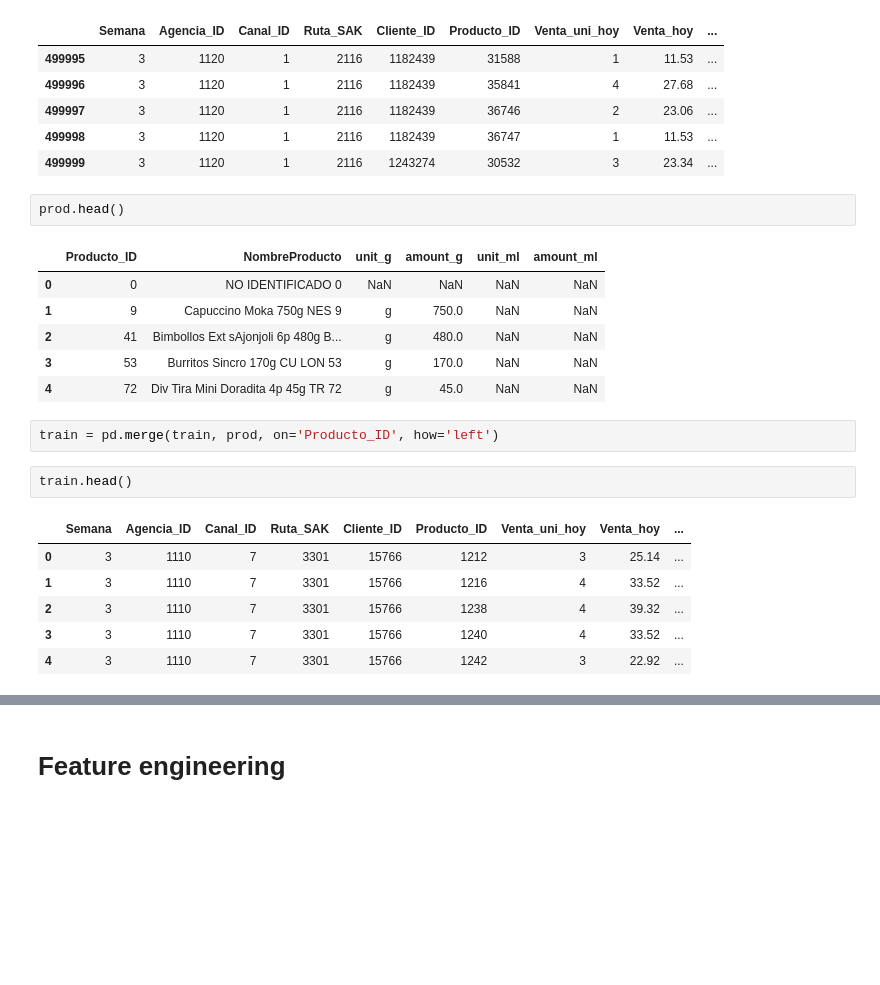
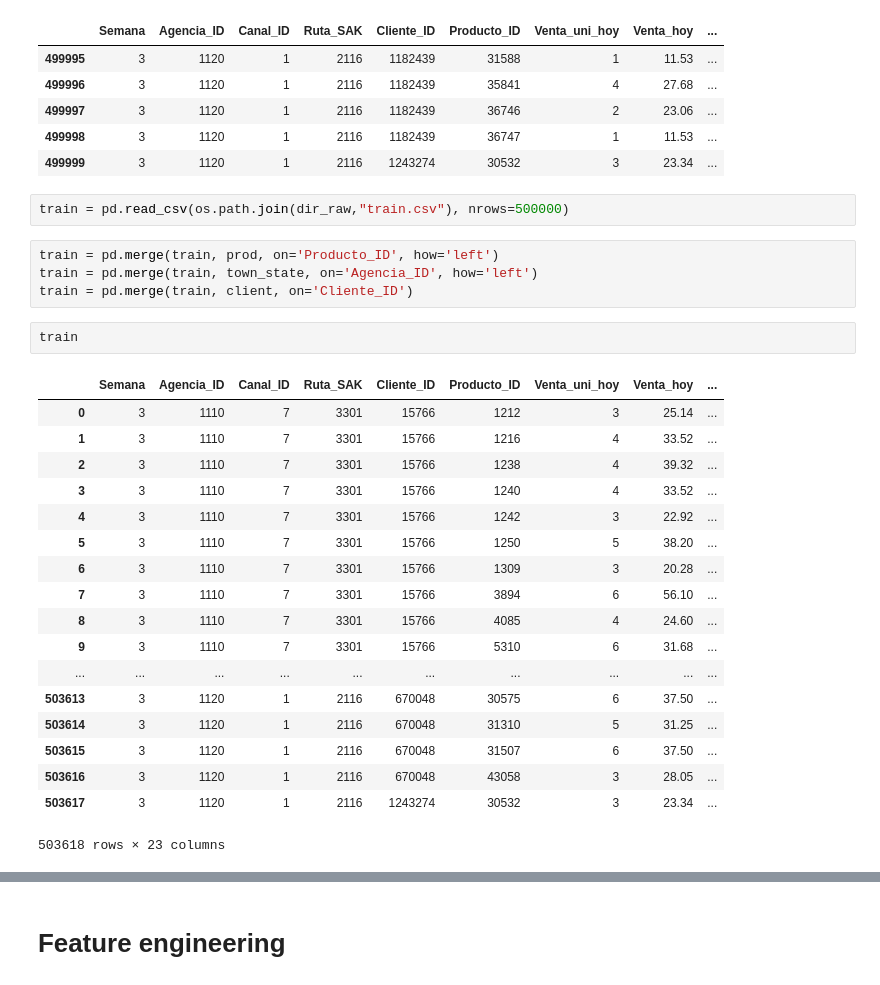
Before and after one commit to moxpower/Data-Science-playground, a Jupyter notebook: develop/Bimbo Bread Py.ipynb, the cells around one changed output, grey strips where cells are left out. Saved outputs shown, nothing was run; the diff lists cells and outputs as text; blank space fills up the shorter version.

```diff
--- a/develop/Bimbo Bread Py.ipynb
+++ b/develop/Bimbo Bread Py.ipynb
@@ -285,23 +210,30 @@ train.tail()
 | 499997 | 3 | 1120 | 1 | 2116 | 1182439 | 36746 | 2 | 23.06 | ... |
 | 499998 | 3 | 1120 | 1 | 2116 | 1182439 | 36747 | 1 | 11.53 | ... |
 | 499999 | 3 | 1120 | 1 | 2116 | 1243274 | 30532 | 3 | 23.34 | ... |
-# %%
-prod.head()
-# %% [output]
-|  | Producto_ID | NombreProducto | unit_g | amount_g | unit_ml | amount_ml |
-| 0 | 0 | NO IDENTIFICADO 0 | NaN | NaN | NaN | NaN |
-| 1 | 9 | Capuccino Moka 750g NES 9 | g | 750.0 | NaN | NaN |
-| 2 | 41 | Bimbollos Ext sAjonjoli 6p 480g B... | g | 480.0 | NaN | NaN |
-| 3 | 53 | Burritos Sincro 170g CU LON 53 | g | 170.0 | NaN | NaN |
-| 4 | 72 | Div Tira Mini Doradita 4p 45g TR 72 | g | 45.0 | NaN | NaN |
+# %%
+train = pd.read_csv(os.path.join(dir_raw,"train.csv"), nrows=500000)
 # %%
 train = pd.merge(train, prod, on='Producto_ID', how='left')
+train = pd.merge(train, town_state, on='Agencia_ID', how='left')
+train = pd.merge(train, client, on='Cliente_ID')
 # %%
-train.head()
+train
 # %% [output]
 |  | Semana | Agencia_ID | Canal_ID | Ruta_SAK | Cliente_ID | Producto_ID | Venta_uni_hoy | Venta_hoy | ... |
 | 0 | 3 | 1110 | 7 | 3301 | 15766 | 1212 | 3 | 25.14 | ... |
 | 1 | 3 | 1110 | 7 | 3301 | 15766 | 1216 | 4 | 33.52 | ... |
 | 2 | 3 | 1110 | 7 | 3301 | 15766 | 1238 | 4 | 39.32 | ... |
 | 3 | 3 | 1110 | 7 | 3301 | 15766 | 1240 | 4 | 33.52 | ... |
 | 4 | 3 | 1110 | 7 | 3301 | 15766 | 1242 | 3 | 22.92 | ... |
+| 5 | 3 | 1110 | 7 | 3301 | 15766 | 1250 | 5 | 38.20 | ... |
+| 6 | 3 | 1110 | 7 | 3301 | 15766 | 1309 | 3 | 20.28 | ... |
+| 7 | 3 | 1110 | 7 | 3301 | 15766 | 3894 | 6 | 56.10 | ... |
+| 8 | 3 | 1110 | 7 | 3301 | 15766 | 4085 | 4 | 24.60 | ... |
+| 9 | 3 | 1110 | 7 | 3301 | 15766 | 5310 | 6 | 31.68 | ... |
+| ... | ... | ... | ... | ... | ... | ... | ... | ... | ... |
+| 503613 | 3 | 1120 | 1 | 2116 | 670048 | 30575 | 6 | 37.50 | ... |
+| 503614 | 3 | 1120 | 1 | 2116 | 670048 | 31310 | 5 | 31.25 | ... |
+| 503615 | 3 | 1120 | 1 | 2116 | 670048 | 31507 | 6 | 37.50 | ... |
+| 503616 | 3 | 1120 | 1 | 2116 | 670048 | 43058 | 3 | 28.05 | ... |
+| 503617 | 3 | 1120 | 1 | 2116 | 1243274 | 30532 | 3 | 23.34 | ... |
+503618 rows × 23 columns
```
Also changed, not shown: parts of 25 cells of this notebook.
